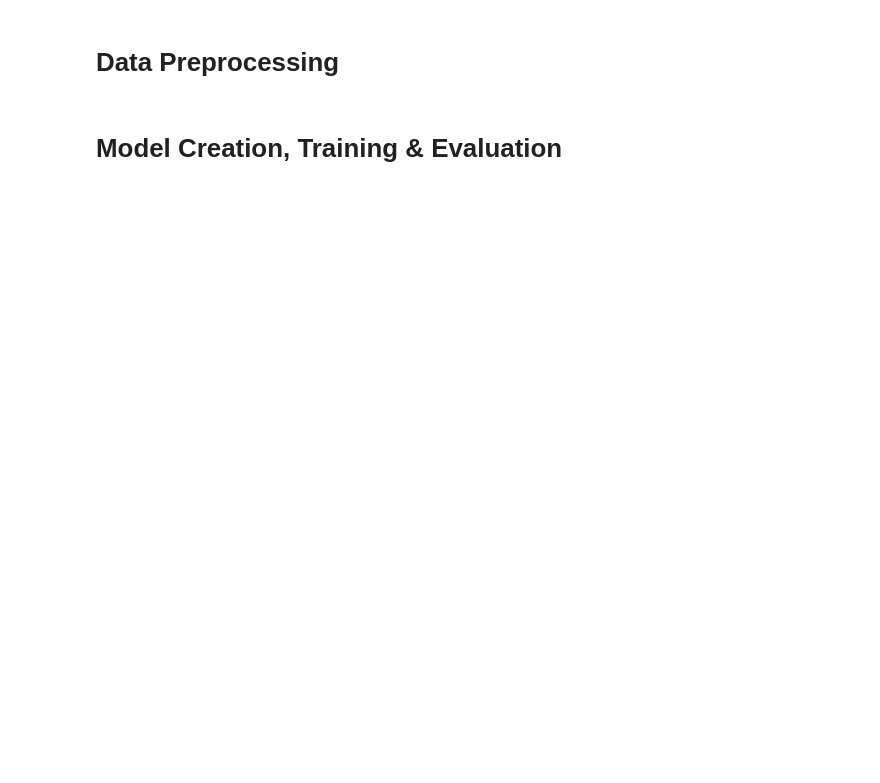
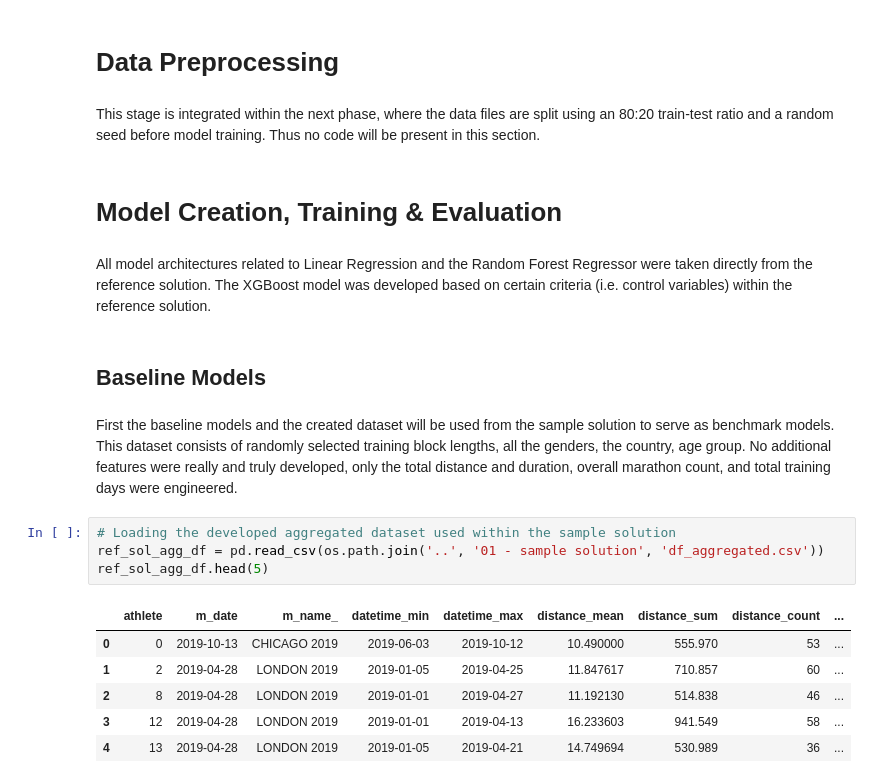
Before and after one commit to miguelabela03/RD2_SWD63A_MiguelAbela, a Jupyter notebook: src/02 - prototype/prototype.ipynb, the cells around one changed output. Cells and saved outputs as stored; diff of their text form; blank space fills up the shorter version.

```diff
--- a/src/02 - prototype/prototype.ipynb
+++ b/src/02 - prototype/prototype.ipynb
@@ -196,4 +306,23 @@ Below is a list of features that will either be kept for filtering or converted
 # %% [markdown]
 # Data Preprocessing
+# %% [markdown]
+This stage is integrated within the next phase, where the data files are split using an 80:20 train-test ratio and a random seed before model training. Thus no code will be present in this section.
 # %% [markdown]
 # Model Creation, Training & Evaluation
+# %% [markdown]
+All model architectures related to Linear Regression and the Random Forest Regressor were taken directly from the reference solution. The XGBoost model was developed based on certain criteria (i.e. control variables) within the reference solution.
+# %% [markdown]
+## Baseline Models
+# %% [markdown]
+First the baseline models and the created dataset will be used from the sample solution to serve as benchmark models. This dataset consists of randomly selected training block lengths, all the genders, the country, age group. No additional features were really and truly developed, only the total distance and duration, overall marathon count, and total training days were engineered.
+# %%
+# Loading the developed aggregated dataset used within the sample solution
+ref_sol_agg_df = pd.read_csv(os.path.join('..', '01 - sample solution', 'df_aggregated.csv'))
+ref_sol_agg_df.head(5)
+# %% [output]
+|  | athlete | m_date | m_name_ | datetime_min | datetime_max | distance_mean | distance_sum | distance_count | ... |
+| 0 | 0 | 2019-10-13 | CHICAGO 2019 | 2019-06-03 | 2019-10-12 | 10.490000 | 555.970 | 53 | ... |
+| 1 | 2 | 2019-04-28 | LONDON 2019 | 2019-01-05 | 2019-04-25 | 11.847617 | 710.857 | 60 | ... |
+| 2 | 8 | 2019-04-28 | LONDON 2019 | 2019-01-01 | 2019-04-27 | 11.192130 | 514.838 | 46 | ... |
+| 3 | 12 | 2019-04-28 | LONDON 2019 | 2019-01-01 | 2019-04-13 | 16.233603 | 941.549 | 58 | ... |
+| 4 | 13 | 2019-04-28 | LONDON 2019 | 2019-01-05 | 2019-04-21 | 14.749694 | 530.989 | 36 | ... |
```
Also changed, not shown: parts of 29 cells of this notebook.
